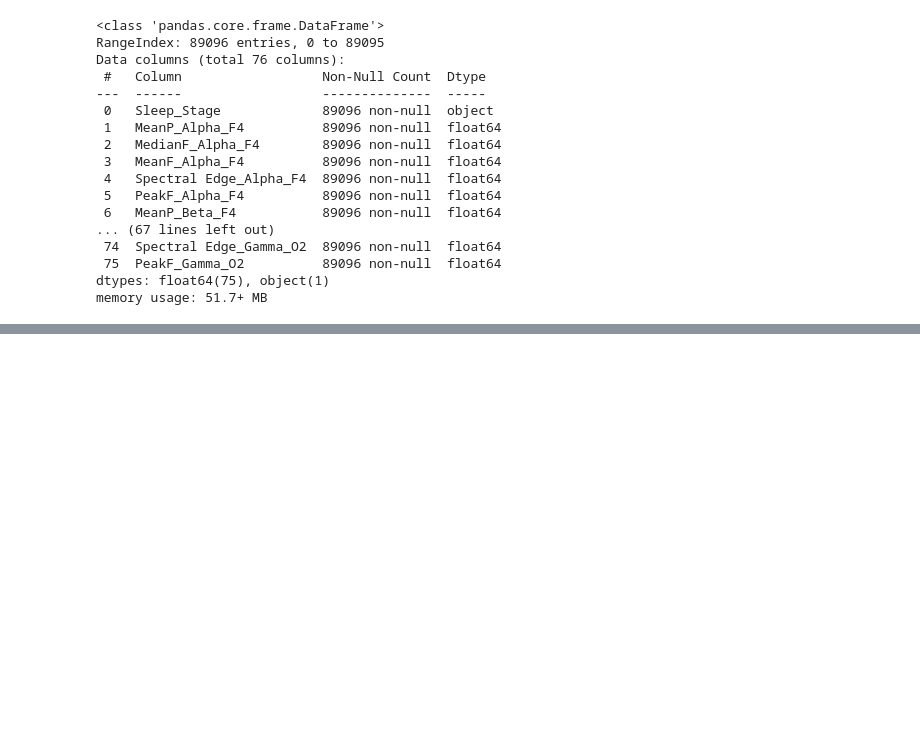
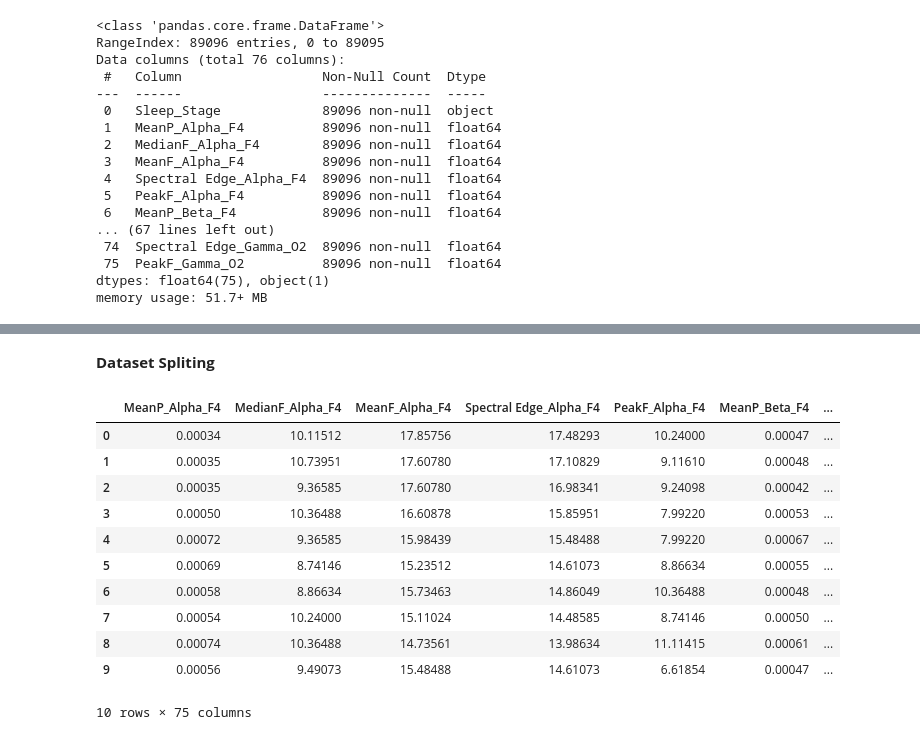
Before and after one commit to RKNahid/MS-PMIT-, a Jupyter notebook: Project_PMIT.ipynb, the cells around one changed output, grey strips where cells are left out. Drawn from its saved outputs; the diff is of its cells as text; code cells hidden in the pictures; blank space fills up the shorter version.

```diff
--- a/Project_PMIT.ipynb
+++ b/Project_PMIT.ipynb
@@ -69,0 +76,6 @@ memory usage: 51.7+ MB
+# %%
+from sklearn.preprocessing import LabelEncoder
+
+encoder = LabelEncoder()
+
+df[target] = encoder.fit_transform(df[target])
@@ -69,0 +106,21 @@ memory usage: 51.7+ MB
+# %% [markdown]
+**Dataset Spliting**
+# %%
+x = df.loc[:,df.columns != target]
+
+y = df[target]
+# %%
+x.head(10)
+# %% [output]
+|  | MeanP_Alpha_F4 | MedianF_Alpha_F4 | MeanF_Alpha_F4 | Spectral Edge_Alpha_F4 | PeakF_Alpha_F4 | MeanP_Beta_F4 | ... |
+| 0 | 0.00034 | 10.11512 | 17.85756 | 17.48293 | 10.24000 | 0.00047 | ... |
+| 1 | 0.00035 | 10.73951 | 17.60780 | 17.10829 | 9.11610 | 0.00048 | ... |
+| 2 | 0.00035 | 9.36585 | 17.60780 | 16.98341 | 9.24098 | 0.00042 | ... |
+| 3 | 0.00050 | 10.36488 | 16.60878 | 15.85951 | 7.99220 | 0.00053 | ... |
+| 4 | 0.00072 | 9.36585 | 15.98439 | 15.48488 | 7.99220 | 0.00067 | ... |
+| 5 | 0.00069 | 8.74146 | 15.23512 | 14.61073 | 8.86634 | 0.00055 | ... |
+| 6 | 0.00058 | 8.86634 | 15.73463 | 14.86049 | 10.36488 | 0.00048 | ... |
+| 7 | 0.00054 | 10.24000 | 15.11024 | 14.48585 | 8.74146 | 0.00050 | ... |
+| 8 | 0.00074 | 10.36488 | 14.73561 | 13.98634 | 11.11415 | 0.00061 | ... |
+| 9 | 0.00056 | 9.49073 | 15.48488 | 14.61073 | 6.61854 | 0.00047 | ... |
+10 rows × 75 columns
```
Also changed, not shown: parts of 26 cells of this notebook.
